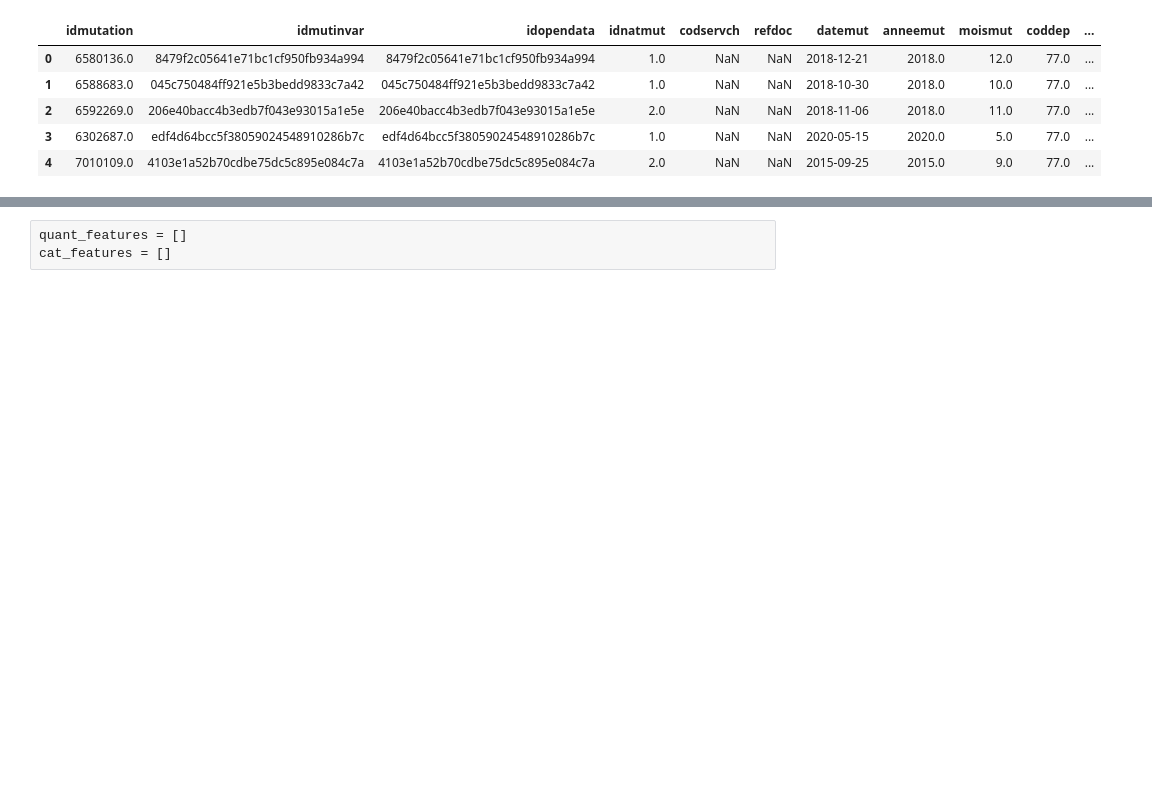
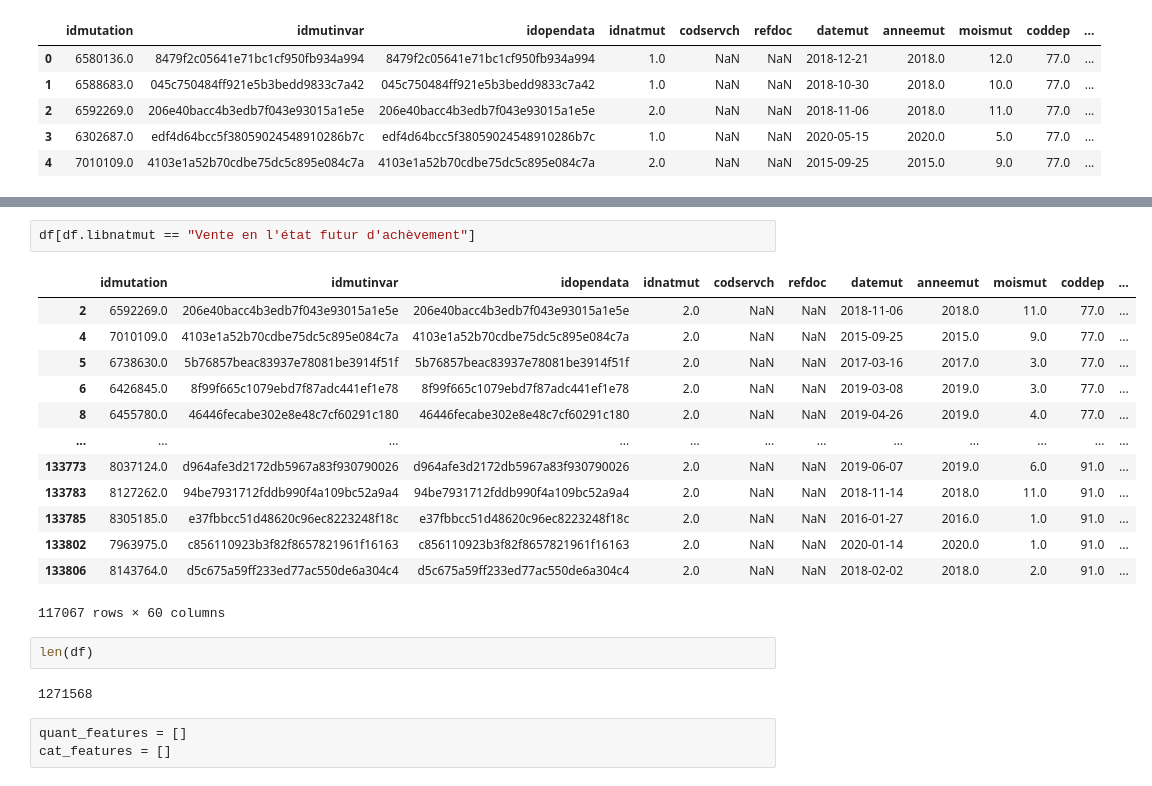
Before and after one commit to alexis-violeau/Augmented-Proposal---Challenge-Eleven, a Jupyter notebook: notebook_test.ipynb, the cells around one changed output, grey strips where cells are left out. Cells and saved outputs as stored; diff of their text form; blank space fills up the shorter version.

```diff
--- a/notebook_test.ipynb
+++ b/notebook_test.ipynb
@@ -120,3 +126,23 @@ col = [#'idmutation', identifiant
+# %%
+df[df.libnatmut == "Vente en l'état futur d'achèvement"]
+# %% [output]
+|  | idmutation | idmutinvar | idopendata | idnatmut | codservch | refdoc | datemut | anneemut | moismut | coddep | ... |
+| 2 | 6592269.0 | 206e40bacc4b3edb7f043e93015a1e5e | 206e40bacc4b3edb7f043e93015a1e5e | 2.0 | NaN | NaN | 2018-11-06 | 2018.0 | 11.0 | 77.0 | ... |
+| 4 | 7010109.0 | 4103e1a52b70cdbe75dc5c895e084c7a | 4103e1a52b70cdbe75dc5c895e084c7a | 2.0 | NaN | NaN | 2015-09-25 | 2015.0 | 9.0 | 77.0 | ... |
+| 5 | 6738630.0 | 5b76857beac83937e78081be3914f51f | 5b76857beac83937e78081be3914f51f | 2.0 | NaN | NaN | 2017-03-16 | 2017.0 | 3.0 | 77.0 | ... |
+| 6 | 6426845.0 | 8f99f665c1079ebd7f87adc441ef1e78 | 8f99f665c1079ebd7f87adc441ef1e78 | 2.0 | NaN | NaN | 2019-03-08 | 2019.0 | 3.0 | 77.0 | ... |
+| 8 | 6455780.0 | 46446fecabe302e8e48c7cf60291c180 | 46446fecabe302e8e48c7cf60291c180 | 2.0 | NaN | NaN | 2019-04-26 | 2019.0 | 4.0 | 77.0 | ... |
+| ... | ... | ... | ... | ... | ... | ... | ... | ... | ... | ... | ... |
+| 133773 | 8037124.0 | d964afe3d2172db5967a83f930790026 | d964afe3d2172db5967a83f930790026 | 2.0 | NaN | NaN | 2019-06-07 | 2019.0 | 6.0 | 91.0 | ... |
+| 133783 | 8127262.0 | 94be7931712fddb990f4a109bc52a9a4 | 94be7931712fddb990f4a109bc52a9a4 | 2.0 | NaN | NaN | 2018-11-14 | 2018.0 | 11.0 | 91.0 | ... |
+| 133785 | 8305185.0 | e37fbbcc51d48620c96ec8223248f18c | e37fbbcc51d48620c96ec8223248f18c | 2.0 | NaN | NaN | 2016-01-27 | 2016.0 | 1.0 | 91.0 | ... |
+| 133802 | 7963975.0 | c856110923b3f82f8657821961f16163 | c856110923b3f82f8657821961f16163 | 2.0 | NaN | NaN | 2020-01-14 | 2020.0 | 1.0 | 91.0 | ... |
+| 133806 | 8143764.0 | d5c675a59ff233ed77ac550de6a304c4 | d5c675a59ff233ed77ac550de6a304c4 | 2.0 | NaN | NaN | 2018-02-02 | 2018.0 | 2.0 | 91.0 | ... |
+117067 rows × 60 columns
+# %%
+len(df)
+# %% [output]
+1271568
 # %%
 quant_features = []
 cat_features = []
```
Also changed, not shown: parts of 3 cells of this notebook.
